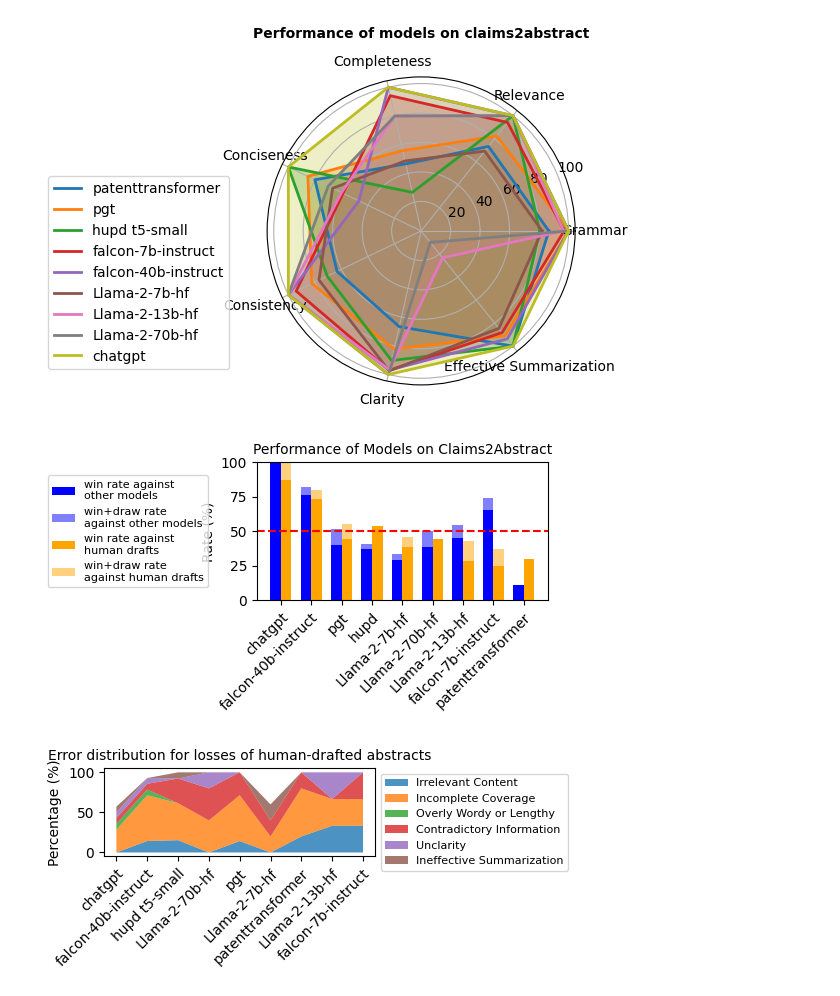
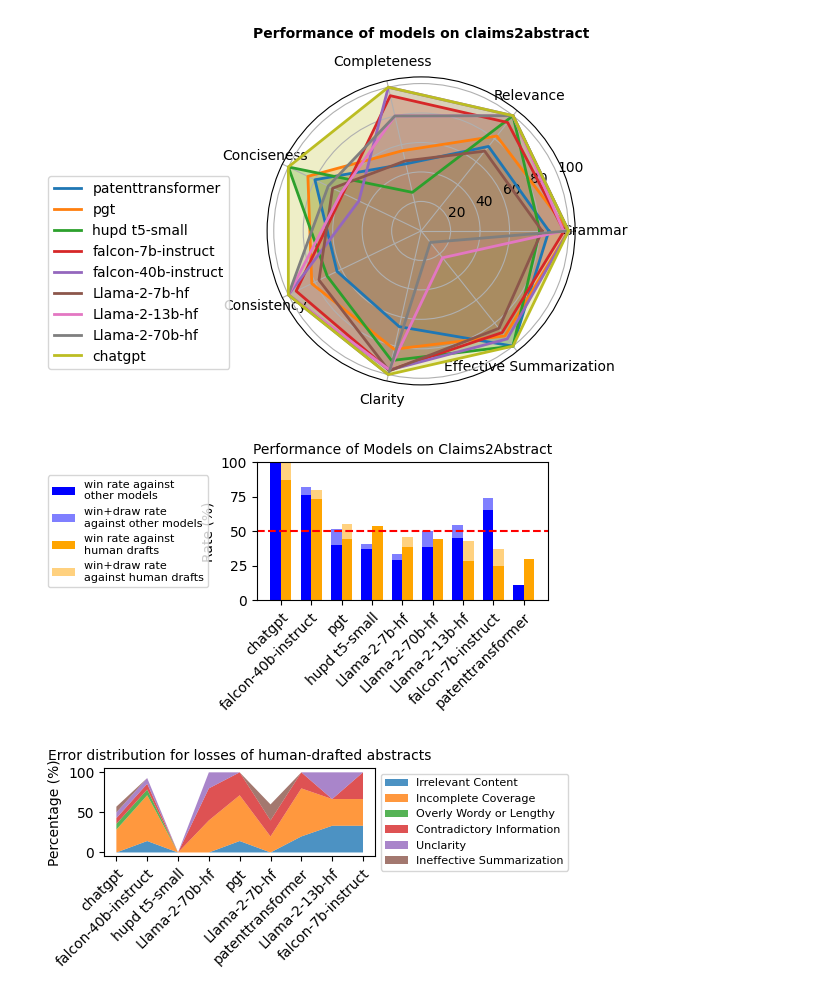
Before and after one commit to ZoeYou/PatentEval, a Jupyter notebook: human_eval/analysis_c2a.ipynb, the cells around one changed output. Drawn from its saved outputs; the diff is of its cells as text; code cells hidden in the pictures.

Commit message:
fix typo in plots

```diff
--- a/human_eval/analysis_c2a.ipynb
+++ b/human_eval/analysis_c2a.ipynb
@@ -16,6 +16,10 @@ for model_selection in model_info:
 
 assert len(annotations) == len(model_pairs) # once finished, the length should be the same
 model_pairs_annotated = model_pairs[:len(annotations)]
+for i in range(len(model_pairs_annotated)):
+    for j in [0,1]:
+        if model_pairs_annotated[i][j] == "hupd":
+            model_pairs_annotated[i][j] = "hupd t5-small"
 
 
 # model frequency in selected pairs
@@ -118,7 +122,7 @@ for (model1, model2), annot in zip(model_pairs_annotated, annotations):
 # sort the errors by model name, normalize the frequency of errors by sum of error frequency of each model
 desired_order_list = ['patenttransformer',
                       'pgt',
-                      'hupd',
+                      'hupd t5-small',
                       'falcon-7b-instruct',
                       'falcon-40b-instruct',
                       'Llama-2-7b-hf',
@@ -131,7 +135,7 @@ errors = [(k, errors[k]) for k in desired_order_list]
 errors = [(model, {error: freq / sum(error_freq.values()) for error, freq in error_freq.items()}) for model, error_freq in errors if model != "orig"]
 
 # change "orig" to "human"
-errors = [(model.replace("orig", "human").replace("hupd","hupd t5-small"), error_freq) for model, error_freq in errors]
+errors = [(model.replace("orig", "human"), error_freq) for model, error_freq in errors]
 
 # # reorder model names by the frequency of correct
 # errors = sorted(errors, key=lambda x: x[1]["Correct"], reverse=True)
@@ -202,7 +206,7 @@ for (model1, model2), annot in zip(model_pairs_annotated, annotations):
 # sort the errors by model name, normalize the frequency of errors by sum of error frequency of each model
 desired_order_list = ['patenttransformer',
                       'pgt',
-                      'hupd',
+                      'hupd t5-small',
                       'falcon-7b-instruct',
                       'falcon-40b-instruct',
                       'Llama-2-7b-hf',
@@ -246,7 +250,7 @@ for i, (model, error_freq) in enumerate(errors):
         updated_error_freq[updated_error_type] = freq
     errors[i] = (model, updated_error_freq)
 
-errors = [(model.replace("hupd", "hupd t5-small"), {error: round(freq * 100, 2) for error, freq in error_freq.items()}) for model, error_freq in errors]
+errors = [(model, {error: round(freq * 100, 2) for error, freq in error_freq.items()}) for model, error_freq in errors]
 
 # Define the error types
 error_types = ["Grammar", "Relevance", "Completeness", "Conciseness", "Consistency", "Clarity", "Effective Summarization"]#, "Perfection"]
@@ -401,7 +405,7 @@ plt.tight_layout()
 plt.savefig('./figures/c2a_win_percent', dpi=300)
 plt.show()
 # %% [output]
-[figure, old version]
+[figure, new version]
 # %%
 target_model = "orig"
 stats = defaultdict(lambda: {"win+draw": 0, "lose": 0}) # count win+draw and lose to each other model
@@ -444,7 +448,7 @@ stats = {model: {"win+draw": stats[model]["win+draw"] / (stats[model]["win+draw"
 
 # sort the models by lose rate
 sorted_models = sorted(stats.items(), key=lambda x: x[1]["lose"], reverse=True)
-sorted_model_names = [model.replace("hupd","hupd t5-small") for model, _ in sorted_models]
+sorted_model_names = [model for model, _ in sorted_models]
 
 # normalize the error hints by the total number of errors towards each model\
 hints = {model.replace("hupd","hupd t5-small"): {error: hints[model][error] / sum(hints[model].values()) for error in hints[model]} for model in hints}
@@ -461,31 +465,31 @@ normalized_hints = defaultdict(dict)
 for model, error_counts in hints.items():
     total_errors = sum(error_counts.values())
     for error, count in error_counts.items():
         if error in predefined_error_types:  # Only include predefined error types
             normalized_hints[model][error] = (count / total_errors * 100) if total_errors > 0 else 0
 
 # Filter out any error types in 'hints' that are not in 'predefined_error_types'
 actual_error_types = set.intersection(set(predefined_error_types), set(sum([list(h.keys()) for h in hints.values()], [])))
 
 # Ensure the order of error types is maintained as in predefined_error_types
 filtered_error_types = [et for et in predefined_error_types if et in actual_error_types]
 
 plt.figure(figsize=(5.5, 2.5))
 cumulative_data = np.zeros(len(sorted_model_names))
 
 # Build the cumulative data for the stackplot for filtered error types
 for error_type in filtered_error_types:
     error_percentage = [normalized_hints[model].get(error_type, 0) for model in sorted_model_names]
     cumulative_data = np.add(cumulative_data, error_percentage)
     plt.fill_between(sorted_model_names, cumulative_data, cumulative_data - error_percentage, label=error_type, alpha=0.8)
 
 plt.xticks(rotation=45, ha="right", rotation_mode='anchor')
 plt.ylabel("Percentage (%)")
 plt.title(f"Error distribution for losses of human-drafted abstracts", fontsize=10)
 
 plt.legend(loc='upper left', bbox_to_anchor=(1, 1), ncol=1, fontsize=8)
 plt.tight_layout()
 plt.savefig(f'./figures/{target_model}_loss_analysis.png', dpi=300)
 plt.show()
 # %% [output]
-[figure, old version]
+[figure, new version]
```
Also changed, not shown: parts of 1 cell of this notebook.
